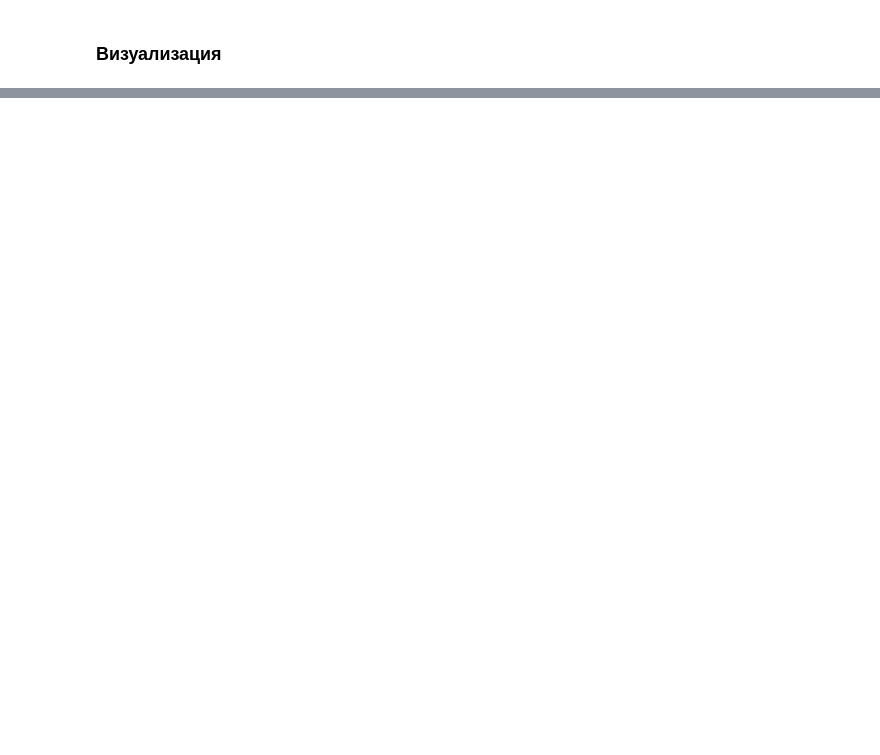
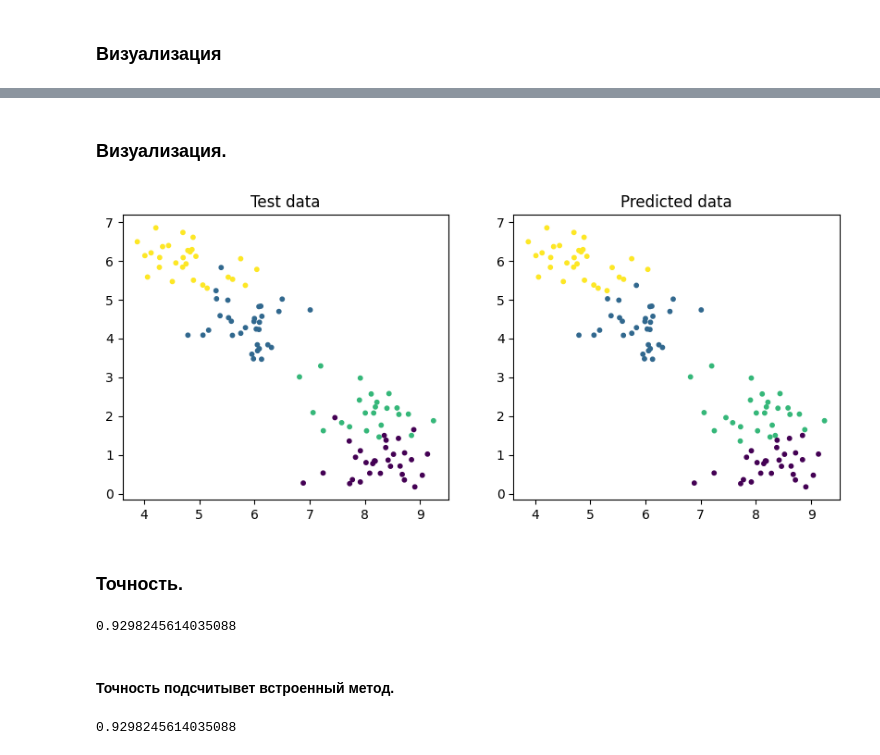
Before and after one commit to anshpak/bases-of-machine-learning, a Jupyter notebook: shpak-lab-6.ipynb, the cells around one changed output, grey strips where cells are left out. Saved outputs shown, nothing was run; the diff lists cells and outputs as text; code cells hidden in the pictures; blank space fills up the shorter version.

Commit message:
feat: start compare my and inbuild knn methods and decide to save instance where my and inbuild accuracies are equal

```diff
--- a/shpak-lab-6.ipynb
+++ b/shpak-lab-6.ipynb
@@ -97,0 +106,29 @@ plt.show()
+# %%
+knn = KNeighborsClassifier(n_neighbors=n)
+knn.fit(X_train, y_train)
+y_predicted_inbuild = knn.predict(X_test)
+# %% [markdown]
+### Визуализация.
+# %%
+n = len(X_test)
+fig, (ax1, ax2) = plt.subplots(1, 2, figsize=(10, 4))
+ax1.scatter([X_test[i][0] for i in range(n)], [X_test[i][1] for i in range(n)], c=[y_test[i] for i in range(n)], s=10)
+ax1.set_title('Test data')
+ax2.scatter([X_test[i][0] for i in range(n)], [X_test[i][1] for i in range(n)], c=[y_predicted_inbuild[i] for i in range(n)], s=10)
+ax2.set_title('Predicted data')
+plt.show()
+# %% [output]
+[figure, added]
+# %% [markdown]
+### Точность.
+# %%
+print(sum([int(y_predicted_inbuild[i] == y_test[i]) for i in range(len(X_test))]) / float(len(X_test)))
+# %% [output]
+0.9298245614035088
+# %% [markdown]
+#### Точность подсчитывет встроенный метод.
+# %%
+from sklearn.metrics import accuracy_score
+accuracy_score(y_test, y_predicted_inbuild)
+# %% [output]
+0.9298245614035088
```
Also changed, not shown: parts of 18 cells of this notebook.
